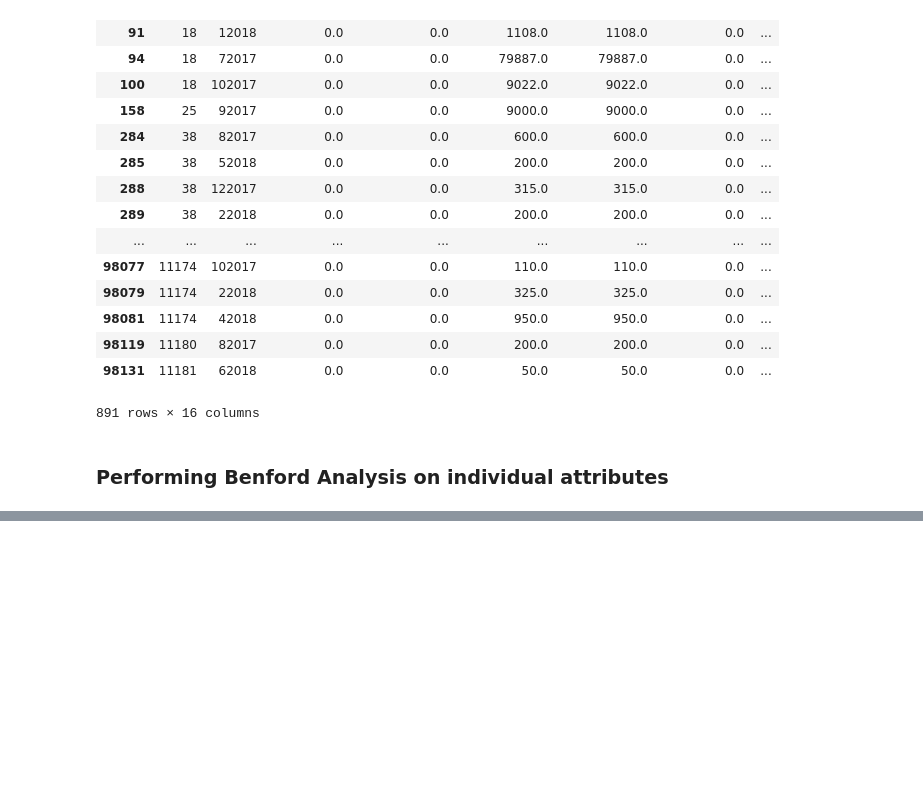
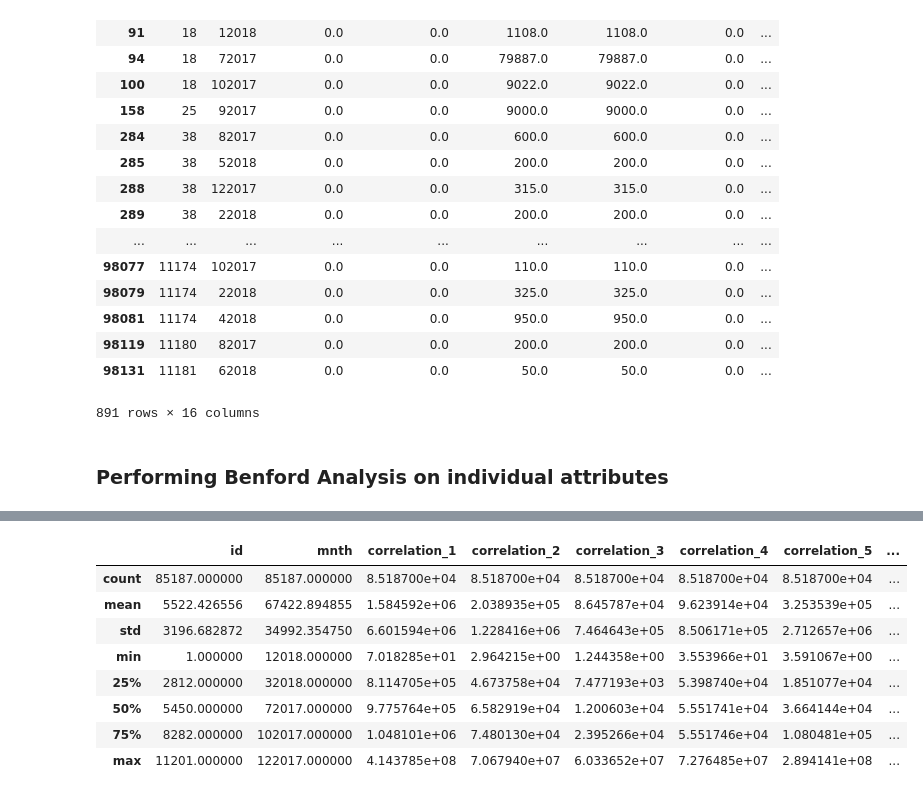
Before and after one commit to polarboar/Fraud-Analytics, a Jupyter notebook: project2/main.ipynb, the cells around one changed output, grey strips where cells are left out. Drawn from its saved outputs; the diff is of its cells as text; code cells hidden in the pictures; blank space fills up the shorter version.

Commit message:
Generated derived parameters

```diff
--- a/project2/main.ipynb
+++ b/project2/main.ipynb
@@ -123,0 +176,51 @@ dataset['total_liability'][:2]
+# %%
+cols = [
+    'id',
+    'mnth',
+    'correlation_1',
+    'correlation_2',
+    'correlation_3',
+    'correlation_4',
+    'correlation_5',
+    'correlation_6',
+    'ratio_1',
+    'ratio_2'
+]
+# %%
+modified_dataset = []
+for data in dataset.values:
+    # Put id and month without modification
+    modified_data = [data[0], data[1]]
+
+    # Generating correlation params
+    for i, (var1, var2) in enumerate(correlation_parameter_pairs):
+        x = data[list(dataset.columns).index(var1)]
+        y = data[list(dataset.columns).index(var2)]
+        modified_data.append(
+            dist(linear_reg_models[i], x, y, dist_type='error_dist')
+        )
+
+    # Generating ratio params
+    for var1, var2 in ratio_parameter_pairs:
+        x = data[list(dataset.columns).index(var1)]
+        y = data[list(dataset.columns).index(var2)]
+        modified_data.append(x/y)
+
+    modified_dataset.append(modified_data)
+# %%
+modified_dataset = pd.DataFrame(
+    data=modified_dataset,
+    columns=cols
+)
+# %%
+modified_dataset.describe()
+# %% [output]
+|  | id | mnth | correlation_1 | correlation_2 | correlation_3 | correlation_4 | correlation_5 | ... |
+| count | 85187.000000 | 85187.000000 | 8.518700e+04 | 8.518700e+04 | 8.518700e+04 | 8.518700e+04 | 8.518700e+04 | ... |
+| mean | 5522.426556 | 67422.894855 | 1.584592e+06 | 2.038935e+05 | 8.645787e+04 | 9.623914e+04 | 3.253539e+05 | ... |
+| std | 3196.682872 | 34992.354750 | 6.601594e+06 | 1.228416e+06 | 7.464643e+05 | 8.506171e+05 | 2.712657e+06 | ... |
+| min | 1.000000 | 12018.000000 | 7.018285e+01 | 2.964215e+00 | 1.244358e+00 | 3.553966e+01 | 3.591067e+00 | ... |
+| 25% | 2812.000000 | 32018.000000 | 8.114705e+05 | 4.673758e+04 | 7.477193e+03 | 5.398740e+04 | 1.851077e+04 | ... |
+| 50% | 5450.000000 | 72017.000000 | 9.775764e+05 | 6.582919e+04 | 1.200603e+04 | 5.551741e+04 | 3.664144e+04 | ... |
+| 75% | 8282.000000 | 102017.000000 | 1.048101e+06 | 7.480130e+04 | 2.395266e+04 | 5.551746e+04 | 1.080481e+05 | ... |
+| max | 11201.000000 | 122017.000000 | 4.143785e+08 | 7.067940e+07 | 6.033652e+07 | 7.276485e+07 | 2.894141e+08 | ... |
```
Also changed, not shown: parts of 12 cells of this notebook.
